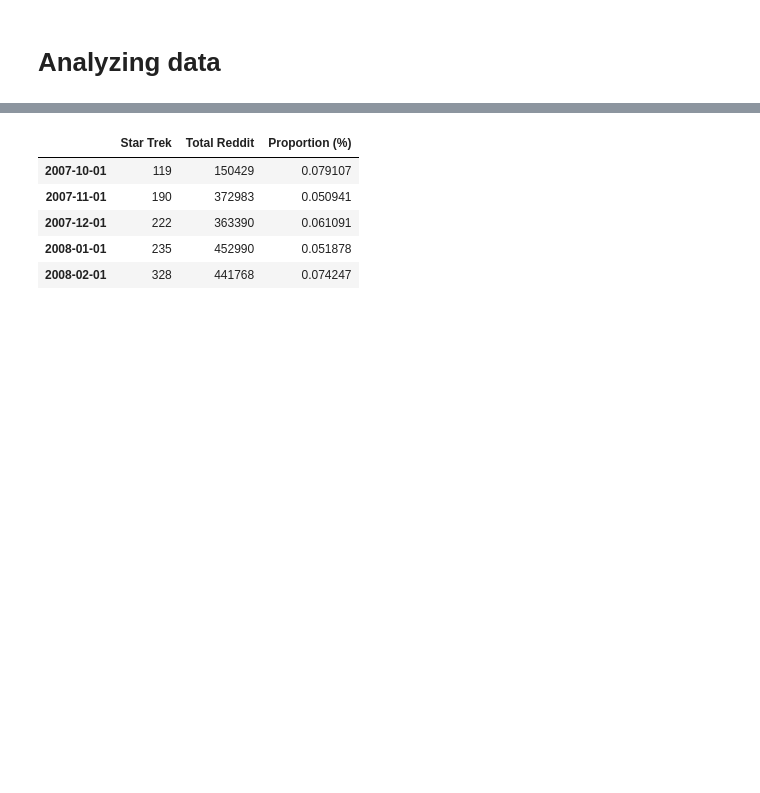
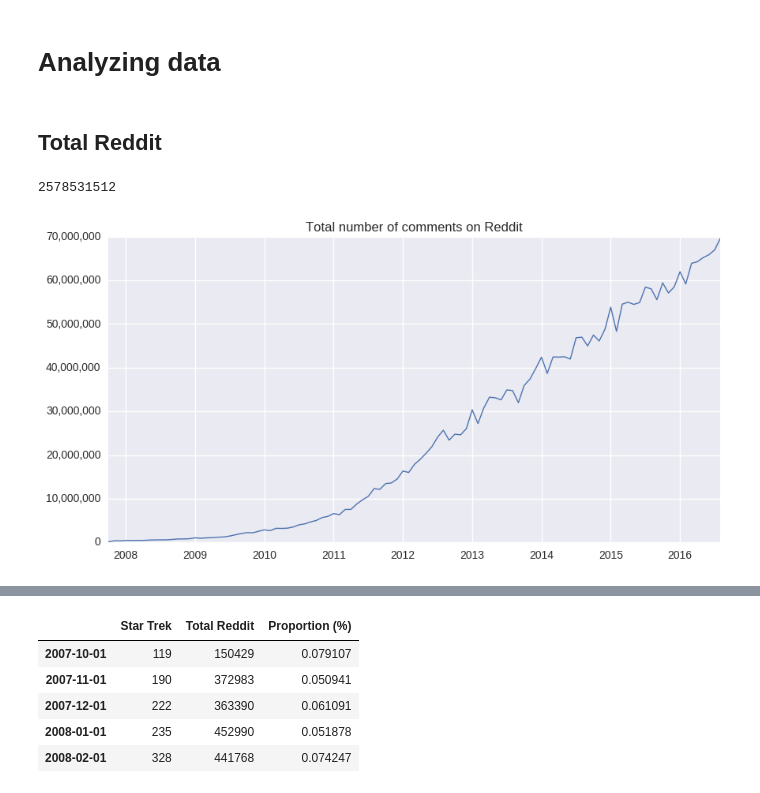
Before and after one commit to mavillard/nandi, a Jupyter notebook: reddit.ipynb, the cells around one changed output, grey strips where cells are left out. Cells and saved outputs as stored; diff of their text form; code cells hidden in the pictures; blank space fills up the shorter version.

```diff
--- a/reddit.ipynb
+++ b/reddit.ipynb
@@ -139,3 +139,5 @@ reddit_df.head()
 | 4 | masklinn | &gt; I wonder what happens if you... | 0 | 2007-10-16 11:27:15 |  | 0.0 | 0 | c029hiy | t1_c029hiy | ... |
 # %% [markdown]
 # Analyzing data
+# %% [markdown]
+## Total Reddit
@@ -141,0 +155,14 @@ reddit_df.head()
+# %%
+total_lines_sr.sum()
+# %% [output]
+2578531512
+# %%
+ax = total_lines_sr.plot(
+    figsize=(10,5),
+    title='Total number of comments on Reddit',
+)
+ax.get_yaxis().get_major_formatter().set_scientific(False)
+formatter = matplotlib.ticker.FuncFormatter(lambda x, p: format(int(x), ','))
+ax.get_yaxis().set_major_formatter(formatter)
+# %% [output]
+[figure, added]
```
Also changed, not shown: parts of 8 cells of this notebook.
